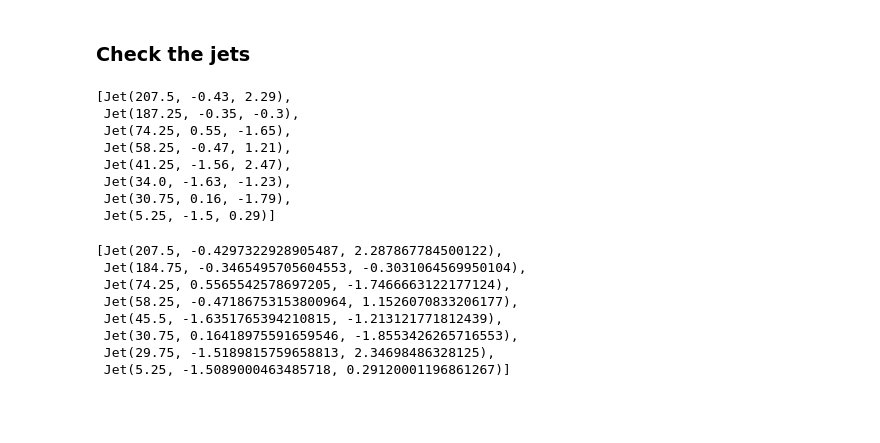
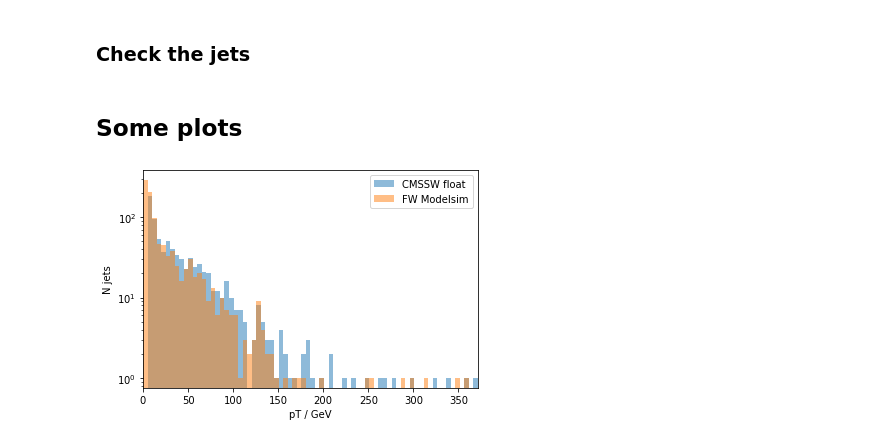
Before and after one commit to thesps/GlobalCorrelator, a Jupyter notebook: emp_examples/Layer2/testbench/jet/setup.ipynb, the cells around one changed output. Cells and saved outputs as stored; diff of their text form; code cells hidden in the pictures; blank space fills up the shorter version.

```diff
--- a/emp_examples/Layer2/testbench/jet/setup.ipynb
+++ b/emp_examples/Layer2/testbench/jet/setup.ipynb
@@ -252,29 +272,33 @@ pups_merged = [PuppiCand(pt/4,eta/100,phi/100) for (pt,eta,phi) in zip(regionpar
 ### Check the jets
 # %%
 jets_p = pandas.read_csv('../../../../../../proj/jet_sim/Jets.txt', skiprows=1, delim_whitespace=True)
-# %%
-jets_p = jets_p[jets_p.Clock == 236]
 # %%
-jets_p = [Jet(pt/4,eta/100,phi/100) for (pt,eta,phi) in zip(jets_p.pt, jets_p.eta, jets_p.phi)]
+jets_msim = []
+for c in jets_p.Clock.unique():
+    j = jets_p[jets_p.Clock == c]
+    jets_msim.append([Jet(pt/4,eta/100,phi/100) for (pt,eta,phi) in zip(j.pt, j.eta, j.phi)])
-# %%
-jets_p
-# %% [output]
-[Jet(207.5, -0.43, 2.29),
- Jet(187.25, -0.35, -0.3),
- Jet(74.25, 0.55, -1.65),
- Jet(58.25, -0.47, 1.21),
- Jet(41.25, -1.56, 2.47),
- Jet(34.0, -1.63, -1.23),
- Jet(30.75, 0.16, -1.79),
- Jet(5.25, -1.5, 0.29)]
-# %%
-jets[0]
-# %% [output]
-[Jet(207.5, -0.4297322928905487, 2.287867784500122),
- Jet(184.75, -0.3465495705604553, -0.3031064569950104),
- Jet(74.25, 0.5565542578697205, -1.7466663122177124),
- Jet(58.25, -0.47186753153800964, 1.1526070833206177),
- Jet(45.5, -1.6351765394210815, -1.213121771812439),
- Jet(30.75, 0.16418975591659546, -1.8553426265716553),
- Jet(29.75, -1.5189815759658813, 2.34698486328125),
- Jet(5.25, -1.5089000463485718, 0.29120001196861267)]
+# %% [markdown]
+## Some plots
+# %%
+sim_pt = [j.pt for ev in jets_msim for j in ev]
+sim_eta = [j.eta for ev in jets_msim for j in ev]
+sim_phi = [j.phi for ev in jets_msim for j in ev]
+pt = [j.pt for ev in jets[:100] for j in ev]
+eta = [j.eta for ev in jets[:100] for j in ev]
+phi = [j.phi for ev in jets[:100] for j in ev]
+# %%
+pt_lim = max(max(sim_pt), max(pt))
+bins = np.linspace(0, pt_lim, 75)
+w = bins[1] - bins[0]
+h_sim, b = np.histogram(sim_pt, bins=bins)
+h, b = np.histogram(pt, bins=bins)
+plt.bar(bins[:-1]+w/2, h, width=w, label='CMSSW float', alpha=0.5)
+plt.bar(bins[:-1]+w/2, h_sim, width=w, label='FW Modelsim', alpha=0.5)
+plt.semilogy()
+plt.xlabel('pT / GeV')
+plt.ylabel('N jets')
+plt.xlim((0, pt_lim))
+plt.legend()
+plt.savefig('pt.pdf')
+# %% [output]
+[figure, added]
```
Also changed, not shown: parts of 6 cells of this notebook.
